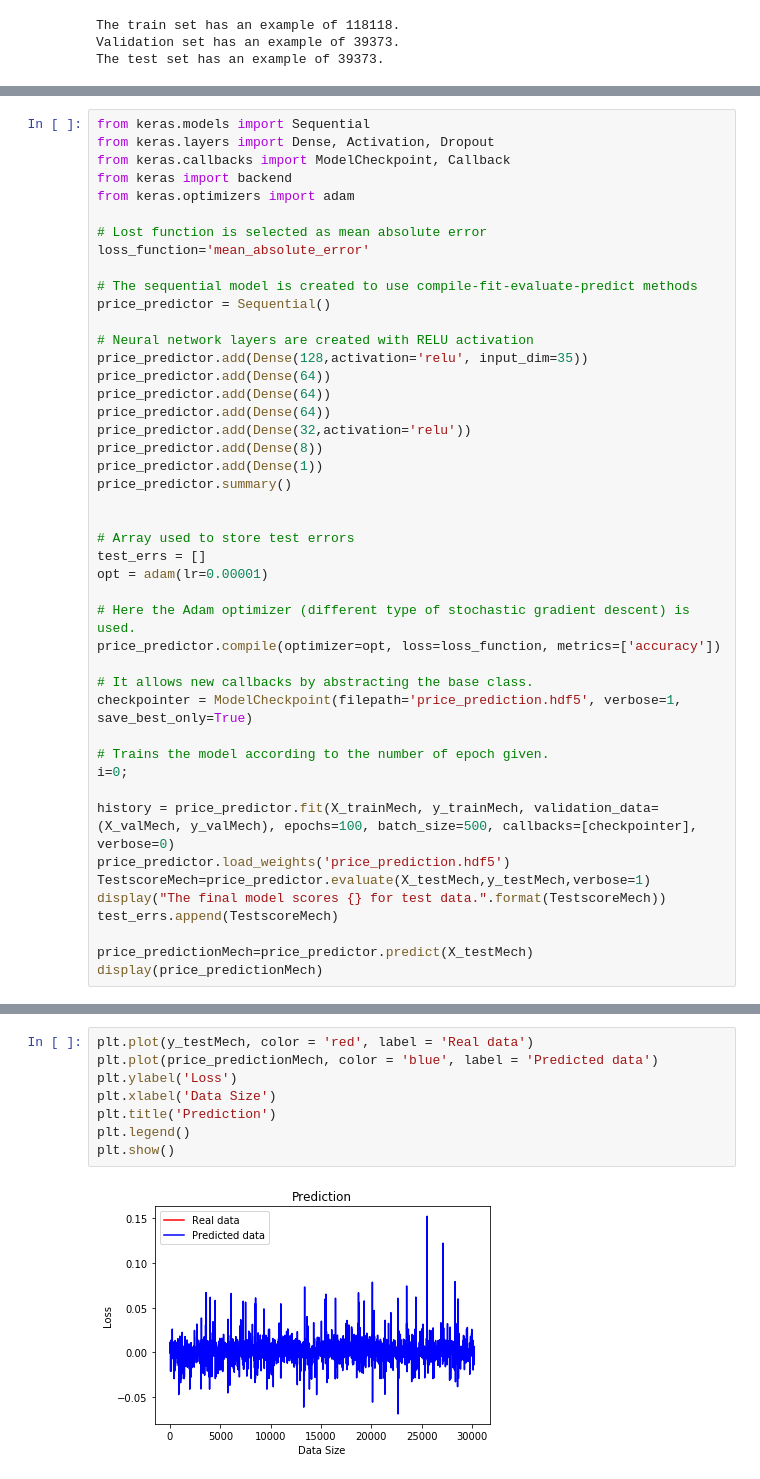
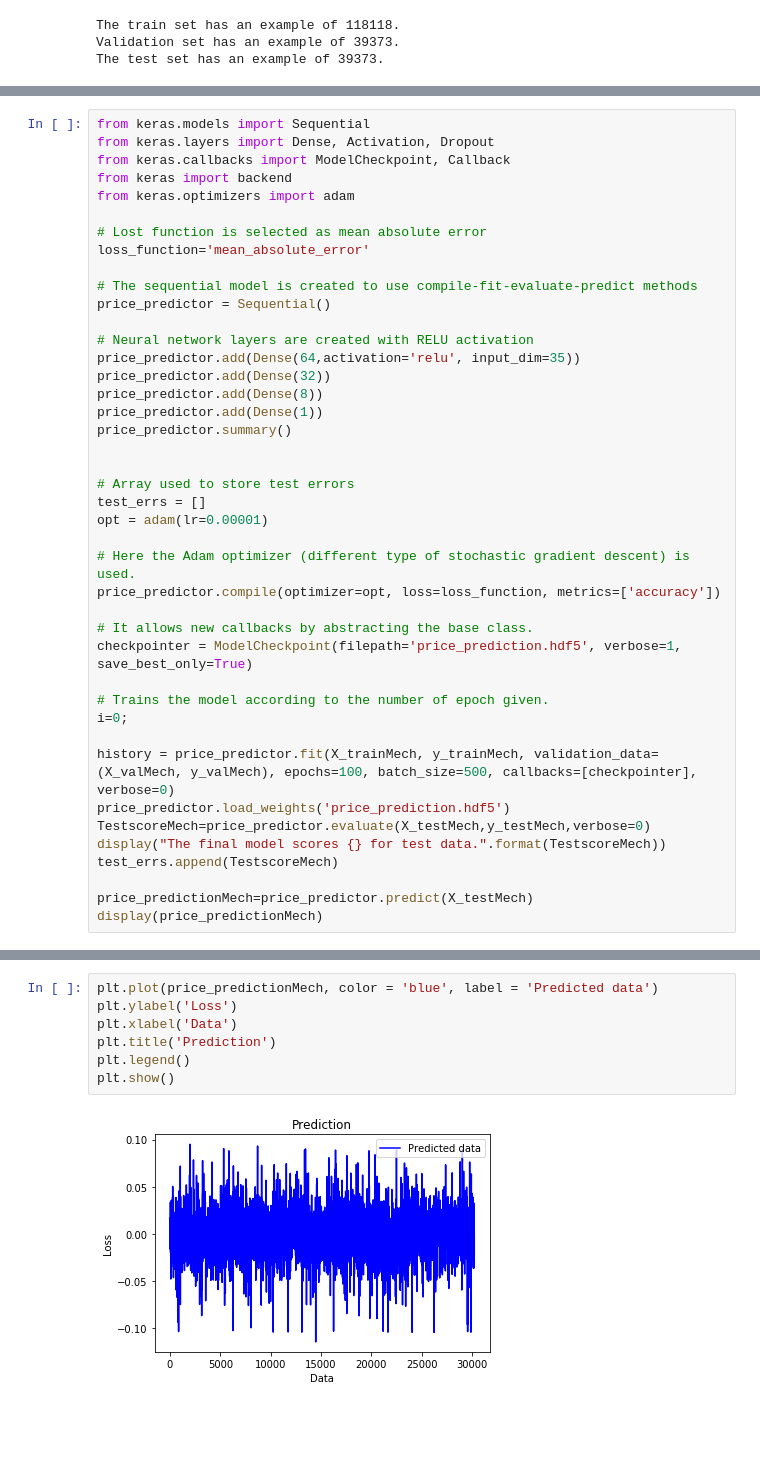
Before and after one commit to andre3racks/car-value-prediction, a Jupyter notebook: models/NeuralNetwork/NeuralNetwork.ipynb, the cells around one changed output, grey strips where cells are left out. Cells and saved outputs as stored; diff of their text form; blank space fills up the shorter version.

Commit message:
Updated graphs

```diff
--- a/models/NeuralNetwork/NeuralNetwork.ipynb
+++ b/models/NeuralNetwork/NeuralNetwork.ipynb
@@ -487,11 +497,8 @@ loss_function='mean_absolute_error'
 price_predictor = Sequential()
 
 # Neural network layers are created with RELU activation
-price_predictor.add(Dense(128,activation='relu', input_dim=35))
-price_predictor.add(Dense(64))
-price_predictor.add(Dense(64))
-price_predictor.add(Dense(64))
-price_predictor.add(Dense(32,activation='relu'))
+price_predictor.add(Dense(64,activation='relu', input_dim=35))
+price_predictor.add(Dense(32))
 price_predictor.add(Dense(8))
 price_predictor.add(Dense(1))
 price_predictor.summary()
@@ -512,7 +519,7 @@ i=0;
 
 history = price_predictor.fit(X_trainMech, y_trainMech, validation_data=(X_valMech, y_valMech), epochs=100, batch_size=500, callbacks=[checkpointer], verbose=0)
 price_predictor.load_weights('price_prediction.hdf5')
-TestscoreMech=price_predictor.evaluate(X_testMech,y_testMech,verbose=1)
+TestscoreMech=price_predictor.evaluate(X_testMech,y_testMech,verbose=0)
 display("The final model scores {} for test data.".format(TestscoreMech))
 test_errs.append(TestscoreMech)
 
@@ -567,10 +574,9 @@ plt.show()
 # %%
-plt.plot(y_testMech, color = 'red', label = 'Real data')
 plt.plot(price_predictionMech, color = 'blue', label = 'Predicted data')
 plt.ylabel('Loss')
-plt.xlabel('Data Size')
+plt.xlabel('Data')
 plt.title('Prediction')
 plt.legend()
 plt.show()
 # %% [output]
-[figure, old version]
+[figure, new version]
```
Also changed, not shown: parts of 15 cells of this notebook, 1 other file.
